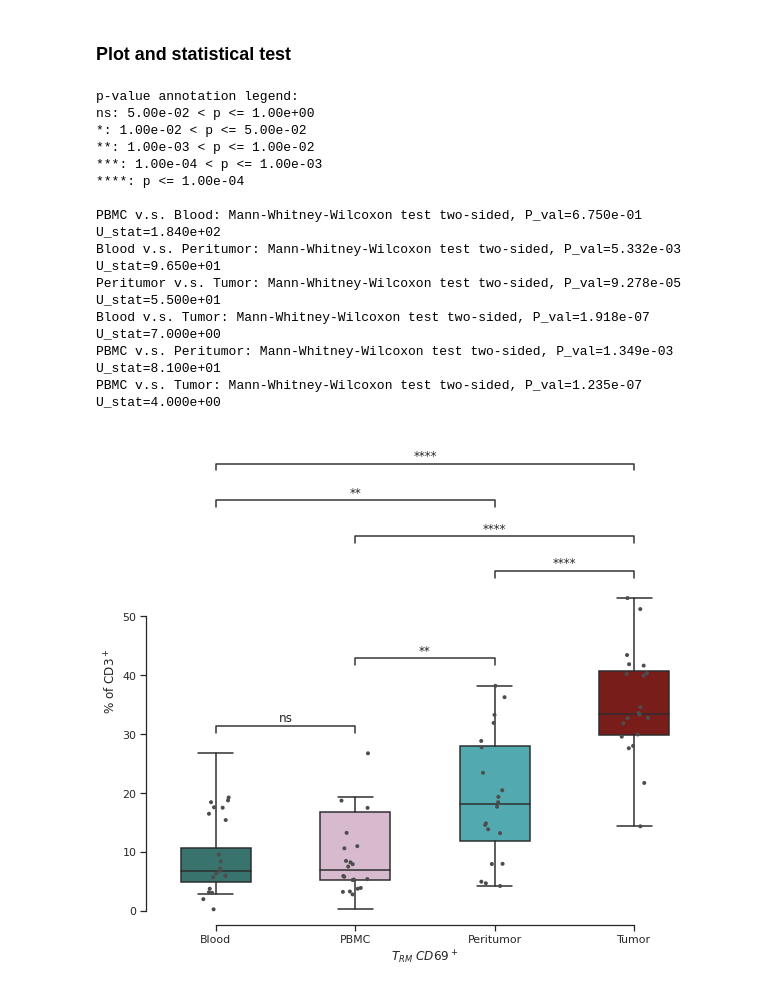
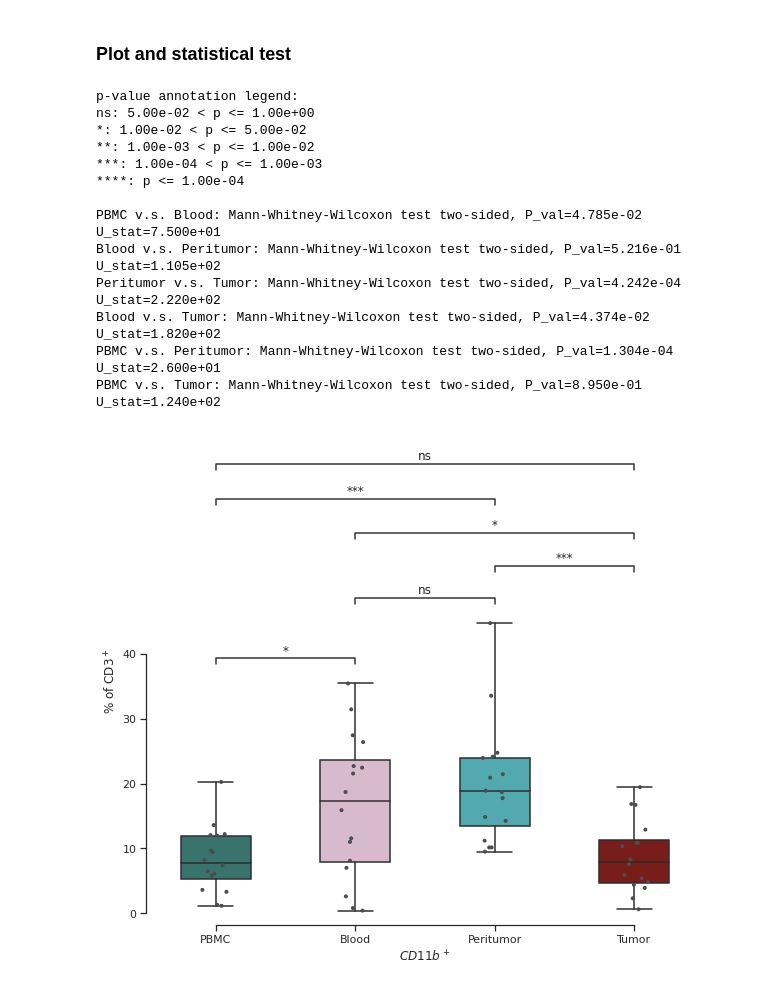
Before and after one commit to sinnamone/lostandfound, a Jupyter notebook: Colangio_cluster_freq_plot.ipynb, the cells around one changed output. Saved outputs shown, nothing was run; the diff lists cells and outputs as text; code cells hidden in the pictures.

```diff
--- a/Colangio_cluster_freq_plot.ipynb
+++ b/Colangio_cluster_freq_plot.ipynb
@@ -7,7 +7,7 @@ import matplotlib.pyplot as plt
 # %% [markdown]
 ### Import frequency file
 # %%
-dftest = pd.read_csv("/mnt/spuccio_hpcserver2/SP026_dev_cytophenograph/cluster_freq_test.txt",sep="\t",header=0)
+dftest = pd.read_csv("/mnt/spuccio_hpcserver2/SP026_dev_cytophenograph/cluster_freq_test2.txt",sep="\t",header=0)
 # %%
 dftest.head()
 # %% [output]
@@ -91,39 +91,39 @@ sns.set_palette(colors)
 # %%
 sns.set(rc={'font.family':'Arial', 'font.serif':'Arial'})
 sns.set_theme(style="ticks")
 
 # Initialize the figure with a logarithmic x axis
 f, ax = plt.subplots(figsize=(10, 9))
 # Plot the orbital period with horizontal boxes
 sns.boxplot(x="Tissue_origin", y=1, data=dftest_melted_T,
             whis=[0, 100], width=.5, palette=sns.color_palette(colors),order=['PBMC','Blood','Peritumor','Tumor'])
 # Add in points to show each observation
-sns.stripplot(x="Tissue_origin", y=1, data=dftest_melted_T,
+sns.stripplot(x="Tissue_origin", y=1, data=dftest_melted_T,order=['PBMC','Blood','Peritumor','Tumor'],
               size=4, color=".3", linewidth=0)
 # Tweak the visual presentation
 ax.xaxis.grid(False)
 ax.set(ylabel="% of CD3$^+$")
-ax.set(xlabel="$T_{RM}$ $CD69^+$")
+ax.set(xlabel="$CD11b^+$")
 sns.despine(trim=True, left=False)
 add_stat_annotation(ax, data=dftest_melted_T, x="Tissue_origin", y=1, order=['PBMC','Blood','Peritumor','Tumor'],
                     box_pairs=[("Blood","PBMC"),("Blood", "Peritumor"),("Blood","Tumor"),("PBMC","Peritumor"),("PBMC","Tumor"),("Peritumor","Tumor")],
                     test='Mann-Whitney', text_format='star', loc='inside', verbose=2,comparisons_correction=None)
-plt.savefig("/home/spuccio/C1.pdf",dpi=300,formatstr="pdf")
+plt.savefig("/home/spuccio/C1_mieloidi.pdf",dpi=300,format="pdf")
 # %% [output]
 p-value annotation legend:
 ns: 5.00e-02 < p <= 1.00e+00
 *: 1.00e-02 < p <= 5.00e-02
 **: 1.00e-03 < p <= 1.00e-02
 ***: 1.00e-04 < p <= 1.00e-03
 ****: p <= 1.00e-04
 
-PBMC v.s. Blood: Mann-Whitney-Wilcoxon test two-sided, P_val=6.750e-01 U_stat=1.840e+02
-Blood v.s. Peritumor: Mann-Whitney-Wilcoxon test two-sided, P_val=5.332e-03 U_stat=9.650e+01
-Peritumor v.s. Tumor: Mann-Whitney-Wilcoxon test two-sided, P_val=9.278e-05 U_stat=5.500e+01
-Blood v.s. Tumor: Mann-Whitney-Wilcoxon test two-sided, P_val=1.918e-07 U_stat=7.000e+00
-PBMC v.s. Peritumor: Mann-Whitney-Wilcoxon test two-sided, P_val=1.349e-03 U_stat=8.100e+01
-PBMC v.s. Tumor: Mann-Whitney-Wilcoxon test two-sided, P_val=1.235e-07 U_stat=4.000e+00
+PBMC v.s. Blood: Mann-Whitney-Wilcoxon test two-sided, P_val=4.785e-02 U_stat=7.500e+01
+Blood v.s. Peritumor: Mann-Whitney-Wilcoxon test two-sided, P_val=5.216e-01 U_stat=1.105e+02
+Peritumor v.s. Tumor: Mann-Whitney-Wilcoxon test two-sided, P_val=4.242e-04 U_stat=2.220e+02
+Blood v.s. Tumor: Mann-Whitney-Wilcoxon test two-sided, P_val=4.374e-02 U_stat=1.820e+02
+PBMC v.s. Peritumor: Mann-Whitney-Wilcoxon test two-sided, P_val=1.304e-04 U_stat=2.600e+01
+PBMC v.s. Tumor: Mann-Whitney-Wilcoxon test two-sided, P_val=8.950e-01 U_stat=1.240e+02
-[figure, old version]
+[figure, new version]
 # %%
 sns.set(rc={'font.family':'Arial', 'font.serif':'Arial'})
 sns.set_theme(style="ticks")
```
Also changed, not shown: parts of 26 cells of this notebook, 1 other file.
